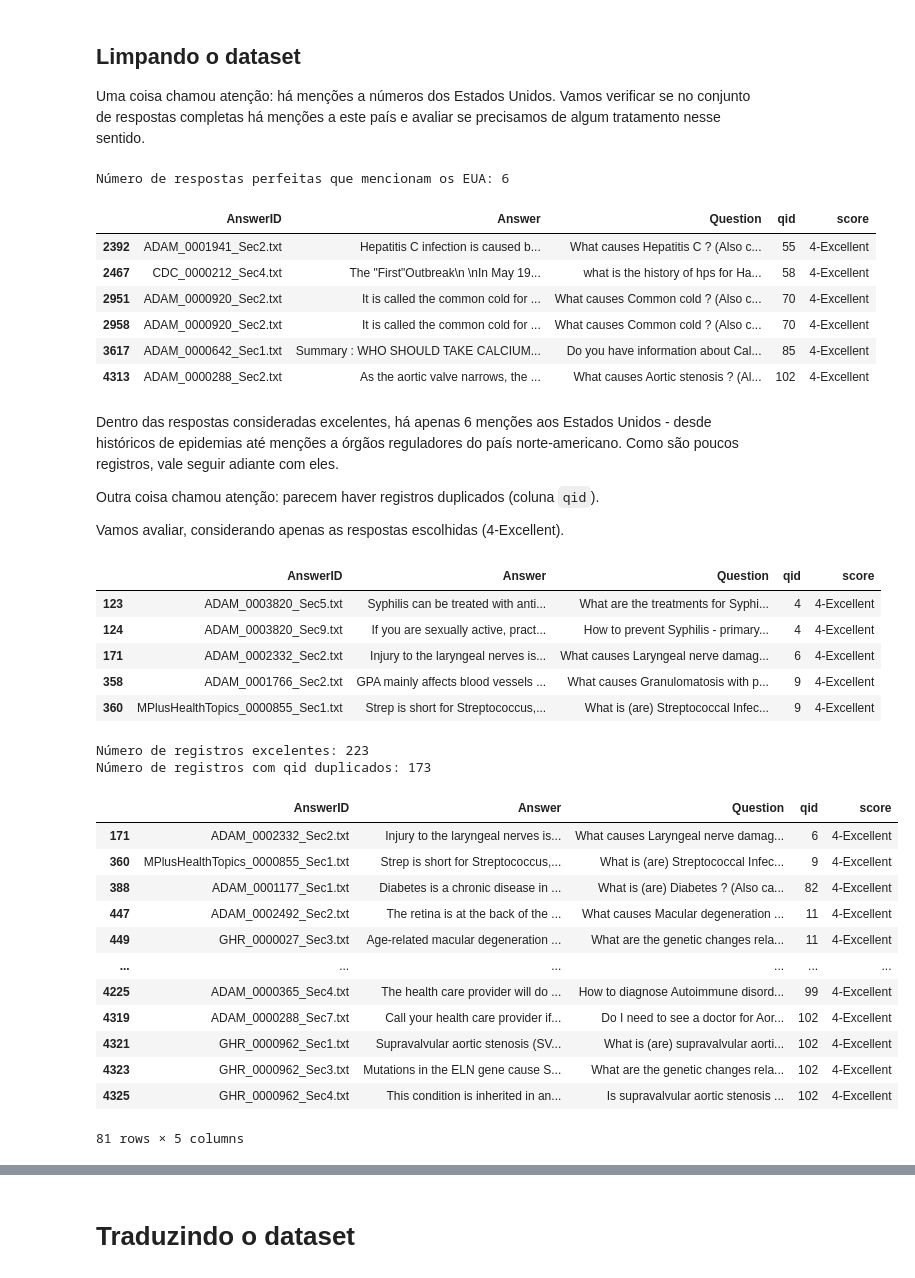
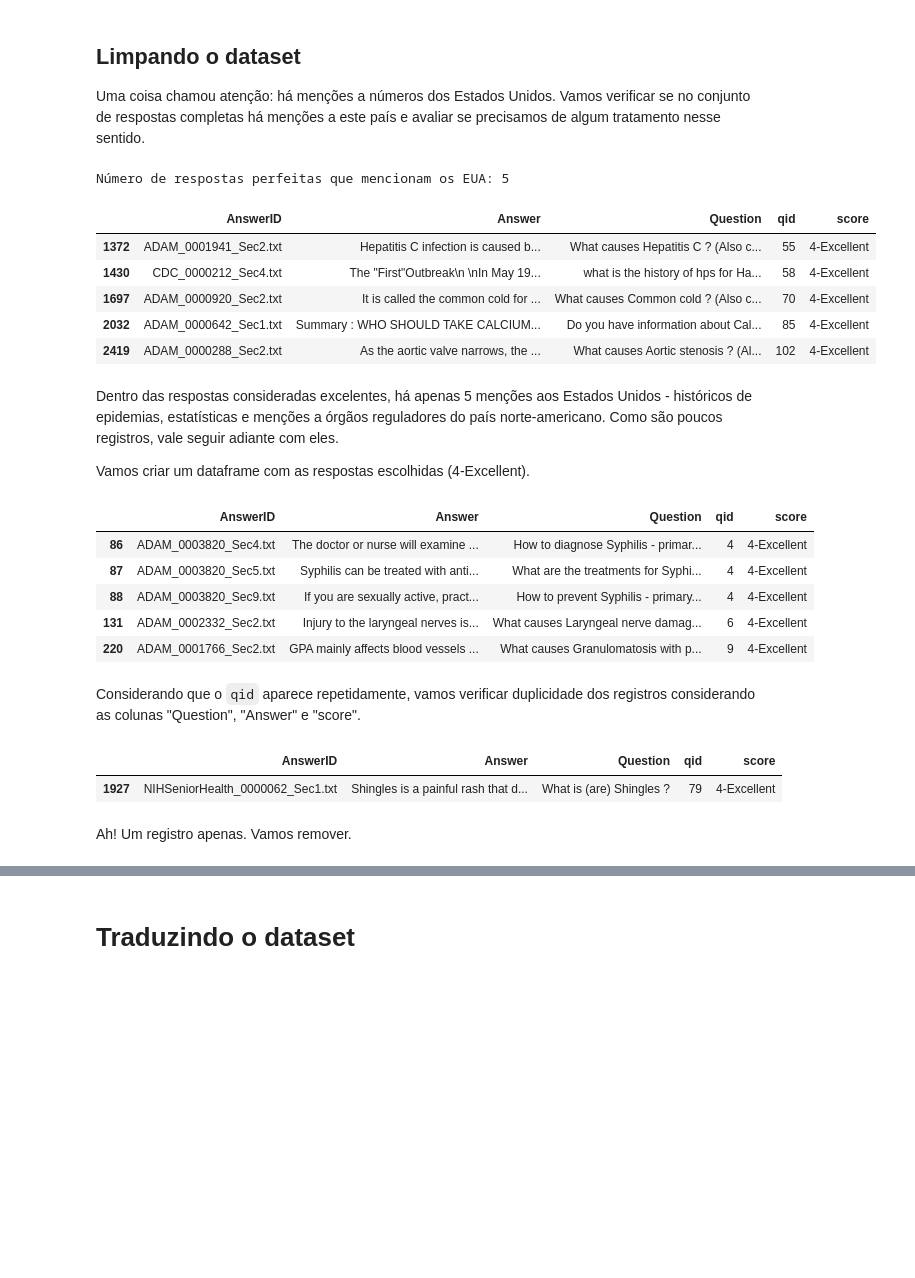
Before and after one commit to leanseefeld/8iadt-tc-fase3-assistente-medico, a Jupyter notebook: llm/fine-tuning/data-prep.ipynb, the cells around one changed output, grey strips where cells are left out. Cells and saved outputs as stored; diff of their text form; code cells hidden in the pictures; blank space fills up the shorter version.

Commit message:
fix: tratamento de duplicidade no medquad

```diff
--- a/llm/fine-tuning/data-prep.ipynb
+++ b/llm/fine-tuning/data-prep.ipynb
@@ -93,0 +118,6 @@ df_qa.head()
+# %%
+merged_df = df_qa.copy()
+merged_df[df.columns] = df
+merged_df.drop(columns=["docid", "Original_QA"], inplace=True)
+
+merged_df
@@ -96,10 +140,7 @@ df_qa.head()
 # %% [markdown]
 Agora sim, vamos avaliar alguns exemplos de respostas incompletas antes de determinar se as usaremos também no fine tuning ou não.
 # %%
-merged_df = pd.merge(df_qa, df, left_on="AnswerID", right_on="docid")
-merged_df.drop(columns=["docid", "Original_QA"], inplace=True)
-
-with pd.option_context("display.max_colwidth", None):
+with pd.option_context("display.max_colwidth", 500):
     display(
         merged_df[merged_df["score"] == "3-Incomplete"].sample(n=5, random_state=42)
     )
@@ -124,56 +165,38 @@ df_excellent_but_us = merged_df[
 
 print(f"Número de respostas perfeitas que mencionam os EUA: {df_excellent_but_us.shape[0]}")
 
-with pd.option_context("display.max_colwidth", 500, "display.max_rows", 20):
+with pd.option_context("display.max_colwidth", None, "display.max_rows", 20):
     display(
         df_excellent_but_us.head(20)
     )
 # %% [output]
-Número de respostas perfeitas que mencionam os EUA: 6
+Número de respostas perfeitas que mencionam os EUA: 5
 |  | AnswerID | Answer | Question | qid | score |
-| 2392 | ADAM_0001941_Sec2.txt | Hepatitis C infection is caused b... | What causes Hepatitis C ? (Also c... | 55 | 4-Excellent |
-| 2467 | CDC_0000212_Sec4.txt | The "First"Outbreak\n \nIn May 19... | what is the history of hps for Ha... | 58 | 4-Excellent |
-| 2951 | ADAM_0000920_Sec2.txt | It is called the common cold for ... | What causes Common cold ? (Also c... | 70 | 4-Excellent |
-| 2958 | ADAM_0000920_Sec2.txt | It is called the common cold for ... | What causes Common cold ? (Also c... | 70 | 4-Excellent |
-| 3617 | ADAM_0000642_Sec1.txt | Summary : WHO SHOULD TAKE CALCIUM... | Do you have information about Cal... | 85 | 4-Excellent |
-| 4313 | ADAM_0000288_Sec2.txt | As the aortic valve narrows, the ... | What causes Aortic stenosis ? (Al... | 102 | 4-Excellent |
+| 1372 | ADAM_0001941_Sec2.txt | Hepatitis C infection is caused b... | What causes Hepatitis C ? (Also c... | 55 | 4-Excellent |
+| 1430 | CDC_0000212_Sec4.txt | The "First"Outbreak\n \nIn May 19... | what is the history of hps for Ha... | 58 | 4-Excellent |
+| 1697 | ADAM_0000920_Sec2.txt | It is called the common cold for ... | What causes Common cold ? (Also c... | 70 | 4-Excellent |
+| 2032 | ADAM_0000642_Sec1.txt | Summary : WHO SHOULD TAKE CALCIUM... | Do you have information about Cal... | 85 | 4-Excellent |
+| 2419 | ADAM_0000288_Sec2.txt | As the aortic valve narrows, the ... | What causes Aortic stenosis ? (Al... | 102 | 4-Excellent |
 # %% [markdown]
-Dentro das respostas consideradas excelentes, há apenas 6 menções aos Estados Unidos - desde históricos de epidemias até menções a órgãos reguladores do país norte-americano. Como são poucos registros, vale seguir adiante com eles.
+Dentro das respostas consideradas excelentes, há apenas 5 menções aos Estados Unidos - históricos de epidemias, estatísticas e menções a órgãos reguladores do país norte-americano. Como são poucos registros, vale seguir adiante com eles.
 
-Outra coisa chamou atenção: parecem haver registros duplicados (coluna `qid`).
-
-Vamos avaliar, considerando apenas as respostas escolhidas (4-Excellent).
+Vamos criar um dataframe com as respostas escolhidas (4-Excellent).
 # %%
-# Identifica e exibe registros duplicados pelo valor da coluna 'qid'
 df_excellent = merged_df[merged_df["score"] == "4-Excellent"]
-duplicates = df_excellent[df_excellent.duplicated(subset=['qid'], keep="first")]
-with pd.option_context("display.max_colwidth", 150):
-    display(duplicates.sort_values(by="qid").head())
-
-print(f"Número de registros excelentes: {df_excellent.shape[0]}")
-print(f"Número de registros com qid duplicados: {duplicates.shape[0]}")
+df_excellent.head()
 # %% [output]
 |  | AnswerID | Answer | Question | qid | score |
-| 123 | ADAM_0003820_Sec5.txt | Syphilis can be treated with anti... | What are the treatments for Syphi... | 4 | 4-Excellent |
-| 124 | ADAM_0003820_Sec9.txt | If you are sexually active, pract... | How to prevent Syphilis - primary... | 4 | 4-Excellent |
-| 171 | ADAM_0002332_Sec2.txt | Injury to the laryngeal nerves is... | What causes Laryngeal nerve damag... | 6 | 4-Excellent |
-| 358 | ADAM_0001766_Sec2.txt | GPA mainly affects blood vessels ... | What causes Granulomatosis with p... | 9 | 4-Excellent |
-| 360 | MPlusHealthTopics_0000855_Sec1.txt | Strep is short for Streptococcus,... | What is (are) Streptococcal Infec... | 9 | 4-Excellent |
+| 86 | ADAM_0003820_Sec4.txt | The doctor or nurse will examine ... | How to diagnose Syphilis - primar... | 4 | 4-Excellent |
+| 87 | ADAM_0003820_Sec5.txt | Syphilis can be treated with anti... | What are the treatments for Syphi... | 4 | 4-Excellent |
+| 88 | ADAM_0003820_Sec9.txt | If you are sexually active, pract... | How to prevent Syphilis - primary... | 4 | 4-Excellent |
+| 131 | ADAM_0002332_Sec2.txt | Injury to the laryngeal nerves is... | What causes Laryngeal nerve damag... | 6 | 4-Excellent |
+| 220 | ADAM_0001766_Sec2.txt | GPA mainly affects blood vessels ... | What causes Granulomatosis with p... | 9 | 4-Excellent |
-Número de registros excelentes: 223
-Número de registros com qid duplicados: 173
+# %% [markdown]
+Considerando que o `qid` aparece repetidamente, vamos verificar duplicidade dos registros considerando as colunas "Question", "Answer" e "score".
 # %%
-df_excellent[df_excellent.duplicated()]
+df_excellent[df_excellent.duplicated(subset=["Question", "Answer", "score"])]
 # %% [output]
 |  | AnswerID | Answer | Question | qid | score |
-| 171 | ADAM_0002332_Sec2.txt | Injury to the laryngeal nerves is... | What causes Laryngeal nerve damag... | 6 | 4-Excellent |
-| 360 | MPlusHealthTopics_0000855_Sec1.txt | Strep is short for Streptococcus,... | What is (are) Streptococcal Infec... | 9 | 4-Excellent |
-| 388 | ADAM_0001177_Sec1.txt | Diabetes is a chronic disease in ... | What is (are) Diabetes ? (Also ca... | 82 | 4-Excellent |
-| 447 | ADAM_0002492_Sec2.txt | The retina is at the back of the ... | What causes Macular degeneration ... | 11 | 4-Excellent |
-| 449 | GHR_0000027_Sec3.txt | Age-related macular degeneration ... | What are the genetic changes rela... | 11 | 4-Excellent |
-| ... | ... | ... | ... | ... | ... |
-| 4225 | ADAM_0000365_Sec4.txt | The health care provider will do ... | How to diagnose Autoimmune disord... | 99 | 4-Excellent |
-| 4319 | ADAM_0000288_Sec7.txt | Call your health care provider if... | Do I need to see a doctor for Aor... | 102 | 4-Excellent |
-| 4321 | GHR_0000962_Sec1.txt | Supravalvular aortic stenosis (SV... | What is (are) supravalvular aorti... | 102 | 4-Excellent |
-| 4323 | GHR_0000962_Sec3.txt | Mutations in the ELN gene cause S... | What are the genetic changes rela... | 102 | 4-Excellent |
-| 4325 | GHR_0000962_Sec4.txt | This condition is inherited in an... | Is supravalvular aortic stenosis ... | 102 | 4-Excellent |
+| 1927 | NIHSeniorHealth_0000062_Sec1.txt | Shingles is a painful rash that d... | What is (are) Shingles ? | 79 | 4-Excellent |
-81 rows × 5 columns
+# %% [markdown]
+Ah! Um registro apenas. Vamos remover.
```
Also changed, not shown: parts of 19 cells of this notebook.
